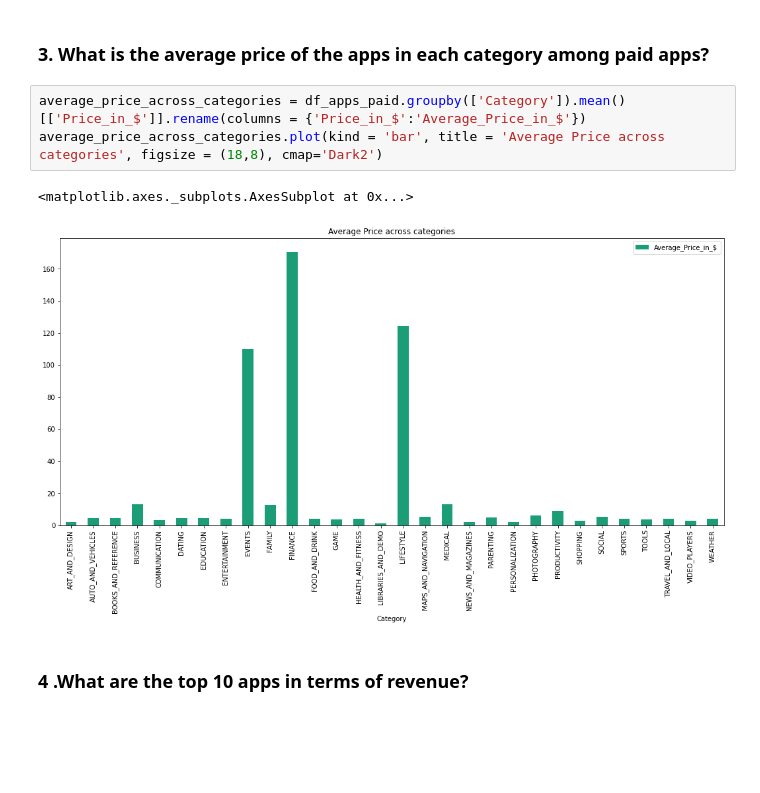
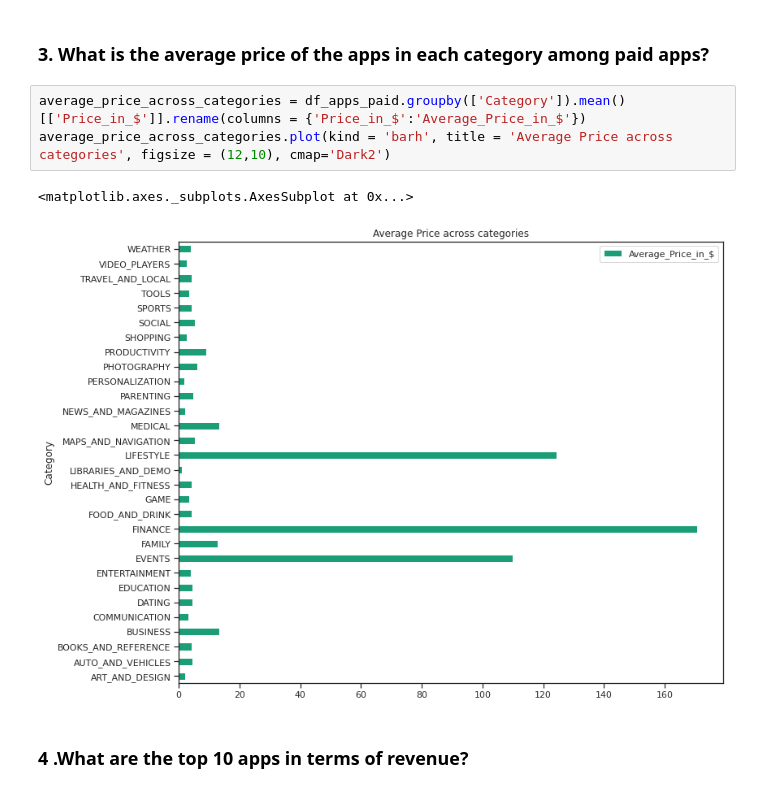
Before and after one commit to ganathetechie/AlmaBetter-Capstone-Project-1, a Jupyter notebook: Play_Store_App_Review_Analysis_Capstone_Project.ipynb, the cells around one changed output. Cells and saved outputs as stored; diff of their text form; blank space fills up the shorter version.

```diff
--- a/Play_Store_App_Review_Analysis_Capstone_Project.ipynb
+++ b/Play_Store_App_Review_Analysis_Capstone_Project.ipynb
@@ -691,10 +707,10 @@ highest_users_in_paid
 ###  3. What is the average price of the apps in each category among paid apps?
 # %%
 average_price_across_categories = df_apps_paid.groupby(['Category']).mean()[['Price_in_$']].rename(columns = {'Price_in_$':'Average_Price_in_$'})
-average_price_across_categories.plot(kind = 'bar', title = 'Average Price across categories', figsize = (18,8), cmap='Dark2')
+average_price_across_categories.plot(kind = 'barh', title = 'Average Price across categories', figsize = (12,10), cmap='Dark2')
 # %% [output]
 <matplotlib.axes._subplots.AxesSubplot at 0x...>
-[figure, old version]
+[figure, new version]
 # %% [markdown]
 ### 4 .What are the top 10 apps in terms of revenue?
 # %%
```
Also changed, not shown: parts of 9 cells of this notebook.
